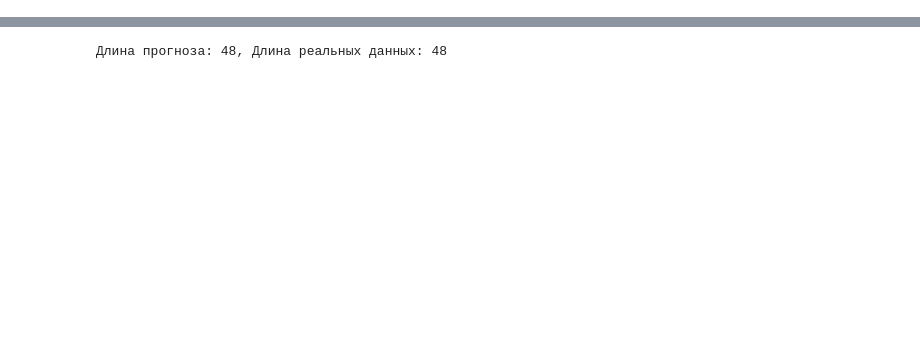
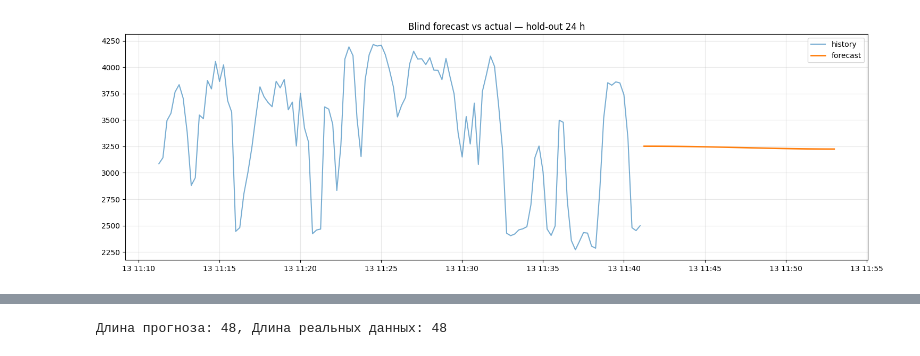
Before and after one commit to nikborovets/realtime_anomaly_analytics, a Jupyter notebook: check_forecast.ipynb, the cells around one changed output, grey strips where cells are left out. Cells and saved outputs as stored; diff of their text form; code cells hidden in the pictures; blank space fills up the shorter version.

```diff
--- a/check_forecast.ipynb
+++ b/check_forecast.ipynb
@@ -83,0 +87,4 @@ df_forecast.tail()
+# %%
+# df_forecast['common_delayp90']
+hist_start = df_forecast.index[0] - pd.Timedelta(minutes=30)
+df.loc[hist_start:df_forecast.index[0]]['common_delay_p90']
@@ -84,3 +105,15 @@ df_forecast.tail()
+# %%
+from ts_toolkit.viz import plot_history_forecast
+
+
+plot_history_forecast(
+    history  = df.loc[hist_start:df_forecast.index[0]]['common_delay_p90'],
+    forecast = df_forecast['common_delayp90']+100,
+    # actual   = y_true,
+    title    = 'Blind forecast vs actual — hold-out 24 h'
+)
+# %% [output]
+[figure, added]
 # %%
 df_true = df.loc[df_forecast.index]
 df_true.head()
```
Also changed, not shown: parts of 7 cells of this notebook, 15 other files.
